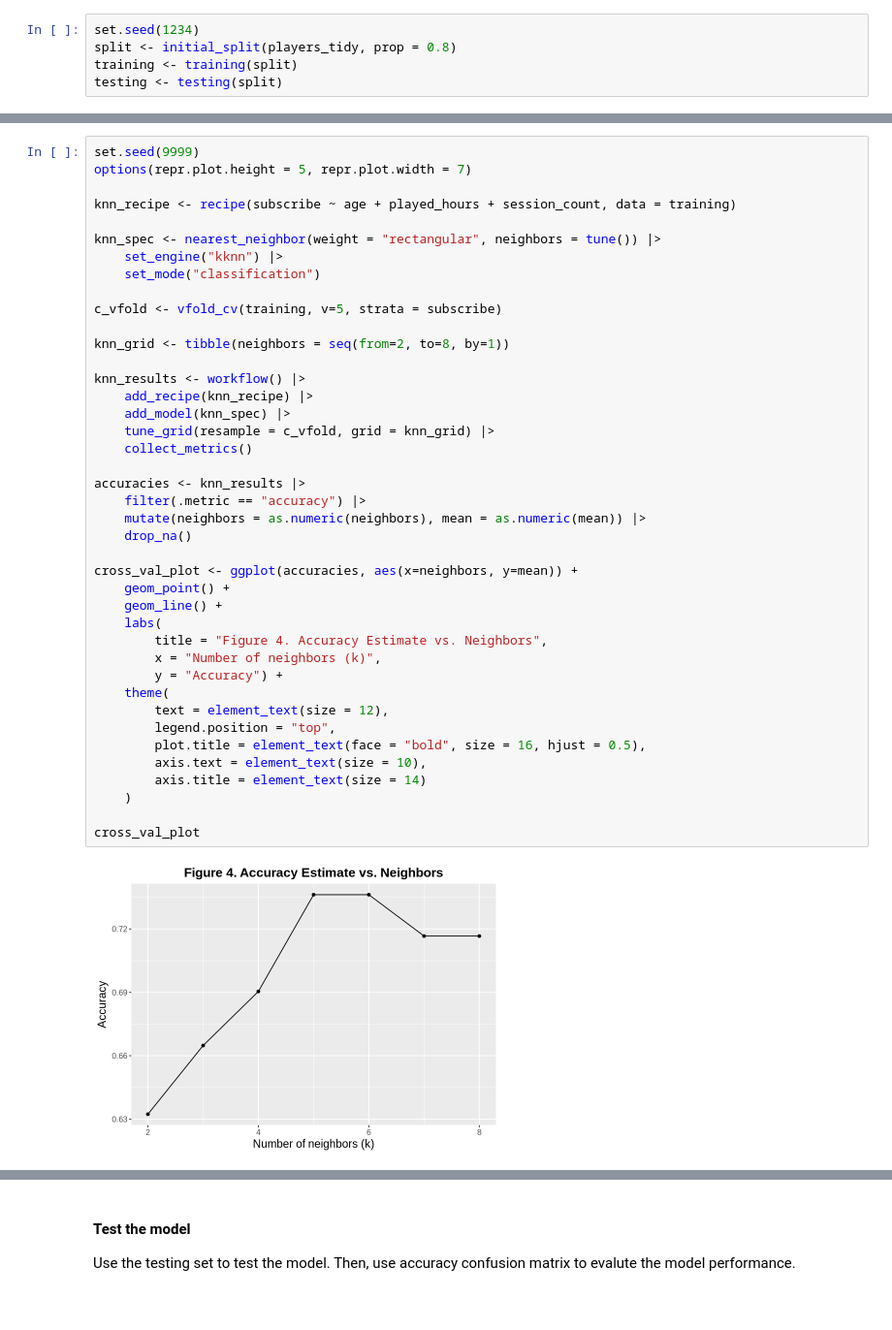
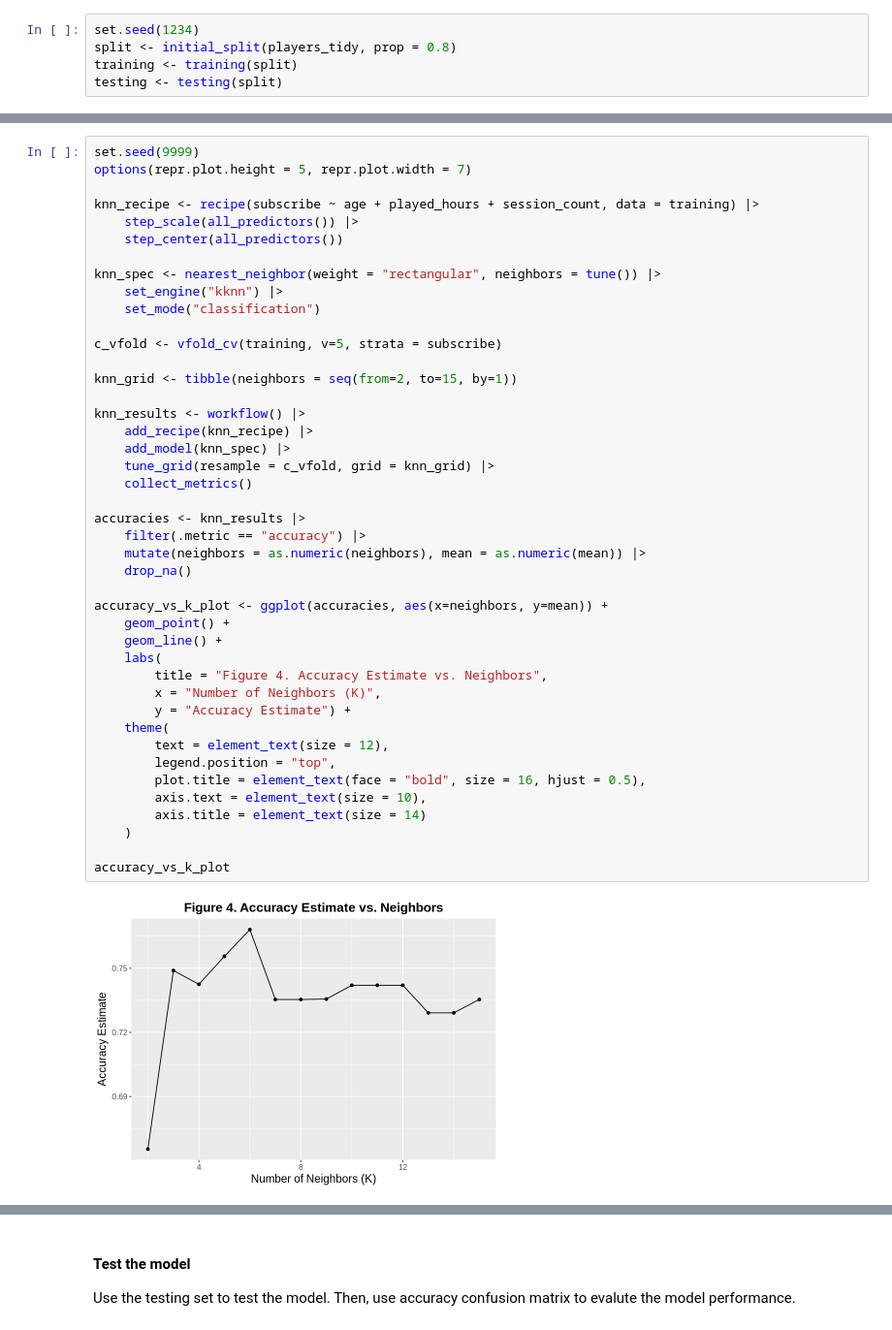
Before and after one commit to jane-wang-42/dsci100-project-group10, a Jupyter notebook: dsci100-project-group10.ipynb, the cells around one changed output, grey strips where cells are left out. Shown at 97% size. Cells and saved outputs as stored; diff of their text form.

Commit message:
Added standardization to recipe

```diff
--- a/dsci100-project-group10.ipynb
+++ b/dsci100-project-group10.ipynb
@@ -188,44 +186,46 @@ Based on the cross validation plot, we choose K = 5 as our optimal K to use sinc
 set.seed(9999)
 options(repr.plot.height = 5, repr.plot.width = 7)
 
-knn_recipe <- recipe(subscribe ~ age + played_hours + session_count, data = training)
+knn_recipe <- recipe(subscribe ~ age + played_hours + session_count, data = training) |>
+    step_scale(all_predictors()) |>
+    step_center(all_predictors())
 
 knn_spec <- nearest_neighbor(weight = "rectangular", neighbors = tune()) |>
     set_engine("kknn") |>
     set_mode("classification")
 
 c_vfold <- vfold_cv(training, v=5, strata = subscribe)
 
-knn_grid <- tibble(neighbors = seq(from=2, to=8, by=1))
+knn_grid <- tibble(neighbors = seq(from=2, to=15, by=1))
 
 knn_results <- workflow() |>
     add_recipe(knn_recipe) |>
     add_model(knn_spec) |>
     tune_grid(resample = c_vfold, grid = knn_grid) |>
     collect_metrics()
 
 accuracies <- knn_results |>
     filter(.metric == "accuracy") |>
     mutate(neighbors = as.numeric(neighbors), mean = as.numeric(mean)) |>
     drop_na()
 
-cross_val_plot <- ggplot(accuracies, aes(x=neighbors, y=mean)) +
+accuracy_vs_k_plot <- ggplot(accuracies, aes(x=neighbors, y=mean)) +
     geom_point() +
     geom_line() +
     labs(
         title = "Figure 4. Accuracy Estimate vs. Neighbors",
-        x = "Number of neighbors (k)",
-        y = "Accuracy") +
+        x = "Number of Neighbors (K)",
+        y = "Accuracy Estimate") +
     theme(
         text = element_text(size = 12),
         legend.position = "top",
         plot.title = element_text(face = "bold", size = 16, hjust = 0.5),
         axis.text = element_text(size = 10),
         axis.title = element_text(size = 14)
     )
 
-cross_val_plot
+accuracy_vs_k_plot
 # %% [output]
-[figure, old version]
+[figure, new version]
 # %% [markdown]
 #### Build K-nn Model
```
Also changed, not shown: parts of 8 cells of this notebook.
